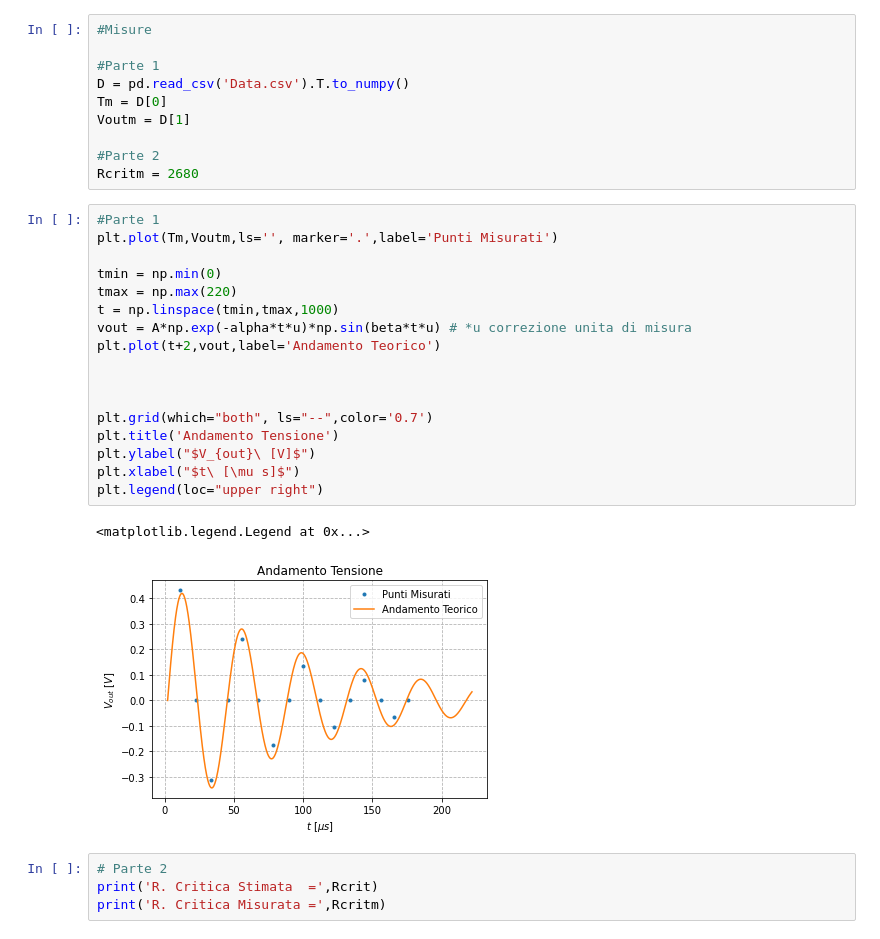
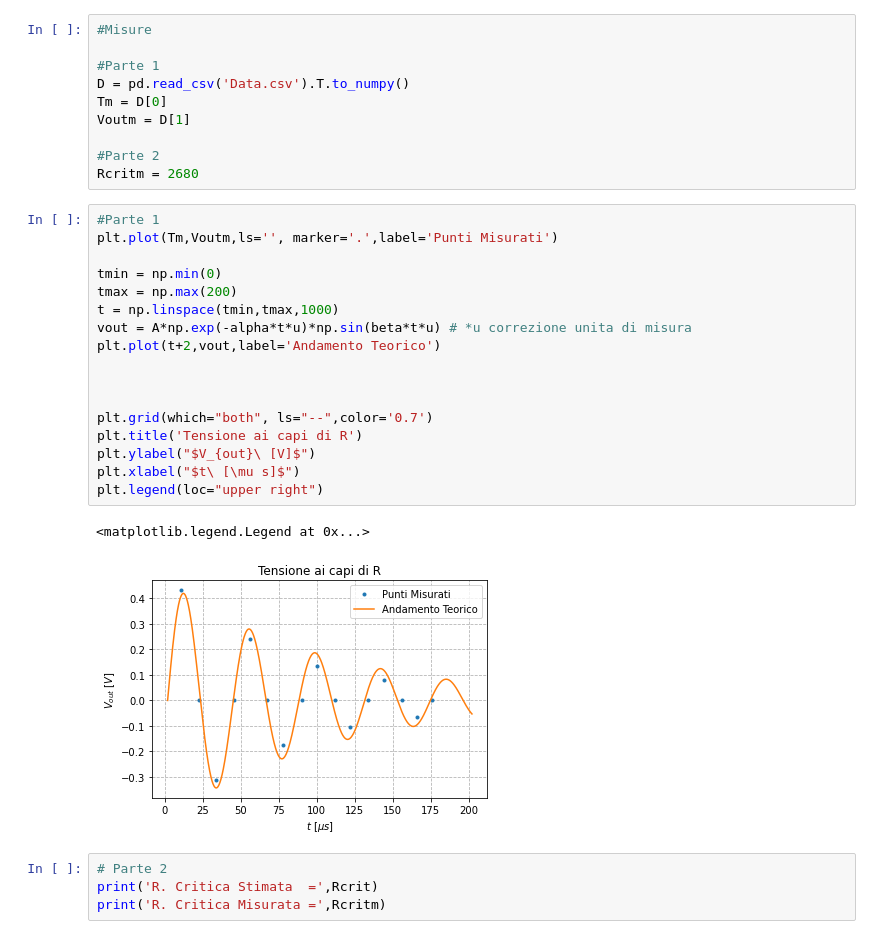
Before and after one commit to Kevin222-hub/Lab_reports, a Jupyter notebook: Elettro_4/Main.ipynb, the cells around one changed output. Cells and saved outputs as stored; diff of their text form.

```diff
--- a/Elettro_4/Main.ipynb
+++ b/Elettro_4/Main.ipynb
@@ -44,23 +44,23 @@ Rcritm = 2680
 # %%
 #Parte 1
 plt.plot(Tm,Voutm,ls='', marker='.',label='Punti Misurati')
 
 tmin = np.min(0)
-tmax = np.max(220)
+tmax = np.max(200)
 t = np.linspace(tmin,tmax,1000)
 vout = A*np.exp(-alpha*t*u)*np.sin(beta*t*u) # *u correzione unita di misura
 plt.plot(t+2,vout,label='Andamento Teorico')
 
 
 
 plt.grid(which="both", ls="--",color='0.7')
-plt.title('Andamento Tensione')
+plt.title('Tensione ai capi di R')
 plt.ylabel("$V_{out}\ [V]$")
 plt.xlabel("$t\ [\mu s]$")
 plt.legend(loc="upper right")
 # %% [output]
 <matplotlib.legend.Legend at 0x...>
-[figure, old version]
+[figure, new version]
 # %%
 # Parte 2
 print('R. Critica Stimata  =',Rcrit)
```
Also changed, not shown: parts of 4 cells of this notebook.
